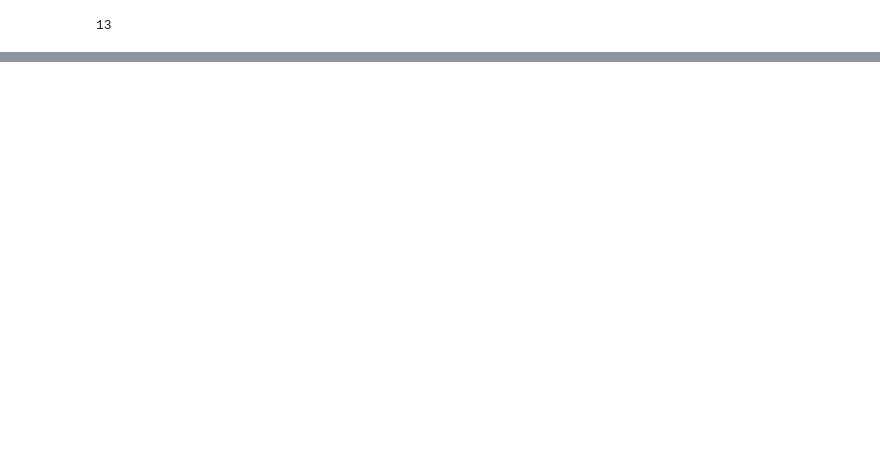
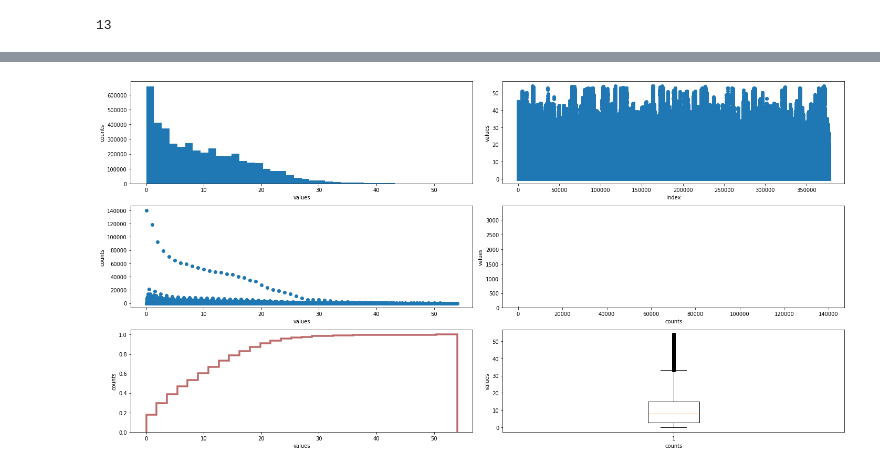
Before and after one commit to or1ol/CaptstoneProject, a Jupyter notebook: 2021_code/ScriptDataExploring.ipynb, the cells around one changed output, grey strips where cells are left out. Saved outputs shown, nothing was run; the diff lists cells and outputs as text; code cells hidden in the pictures; blank space fills up the shorter version.

```diff
--- a/2021_code/ScriptDataExploring.ipynb
+++ b/2021_code/ScriptDataExploring.ipynb
@@ -289,0 +394,4 @@ data[2021]
+# %%
+show_counts(data[2021].num_bikes_available.compute())
+# %% [output]
+[figure, added]
```
Also changed, not shown: parts of 55 cells of this notebook, 1 other file.
